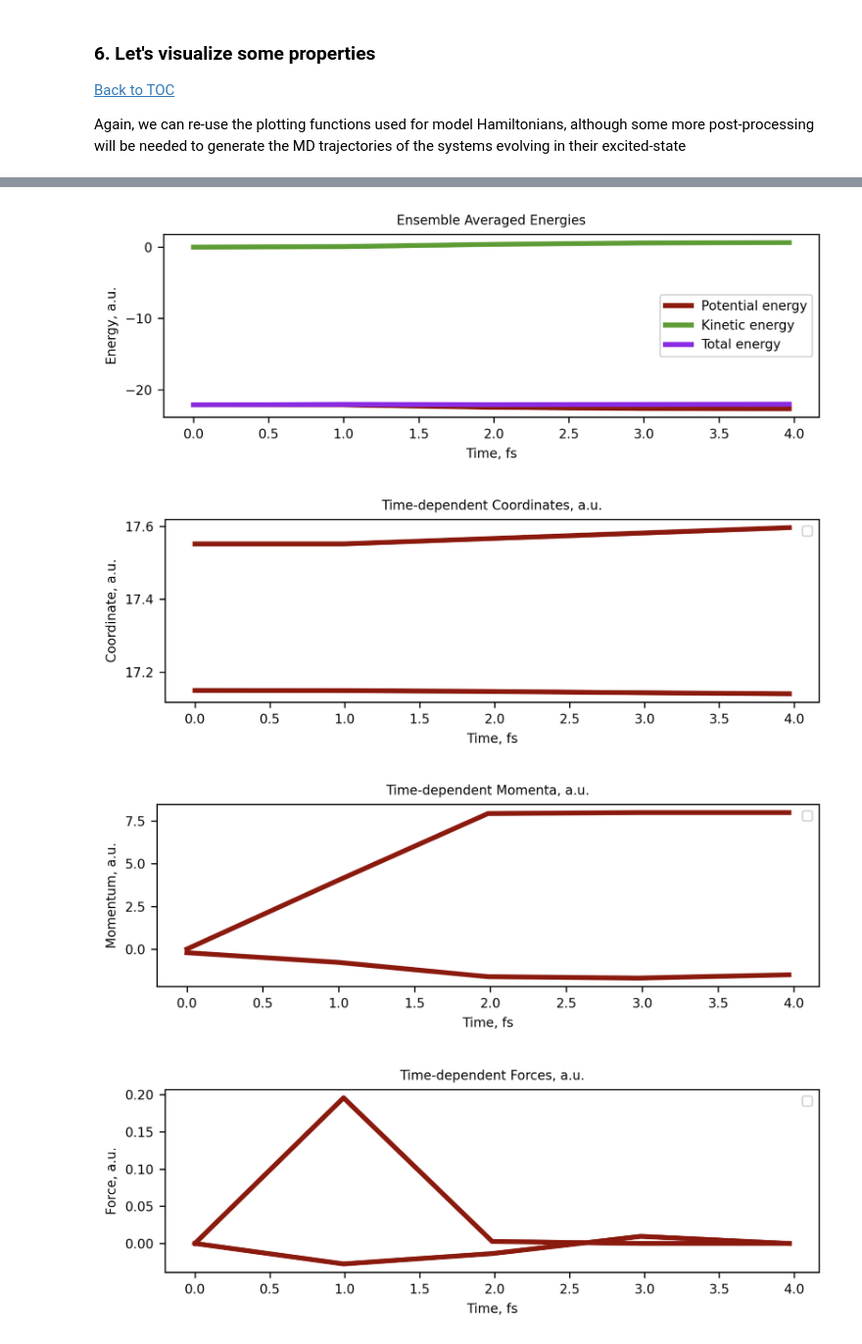
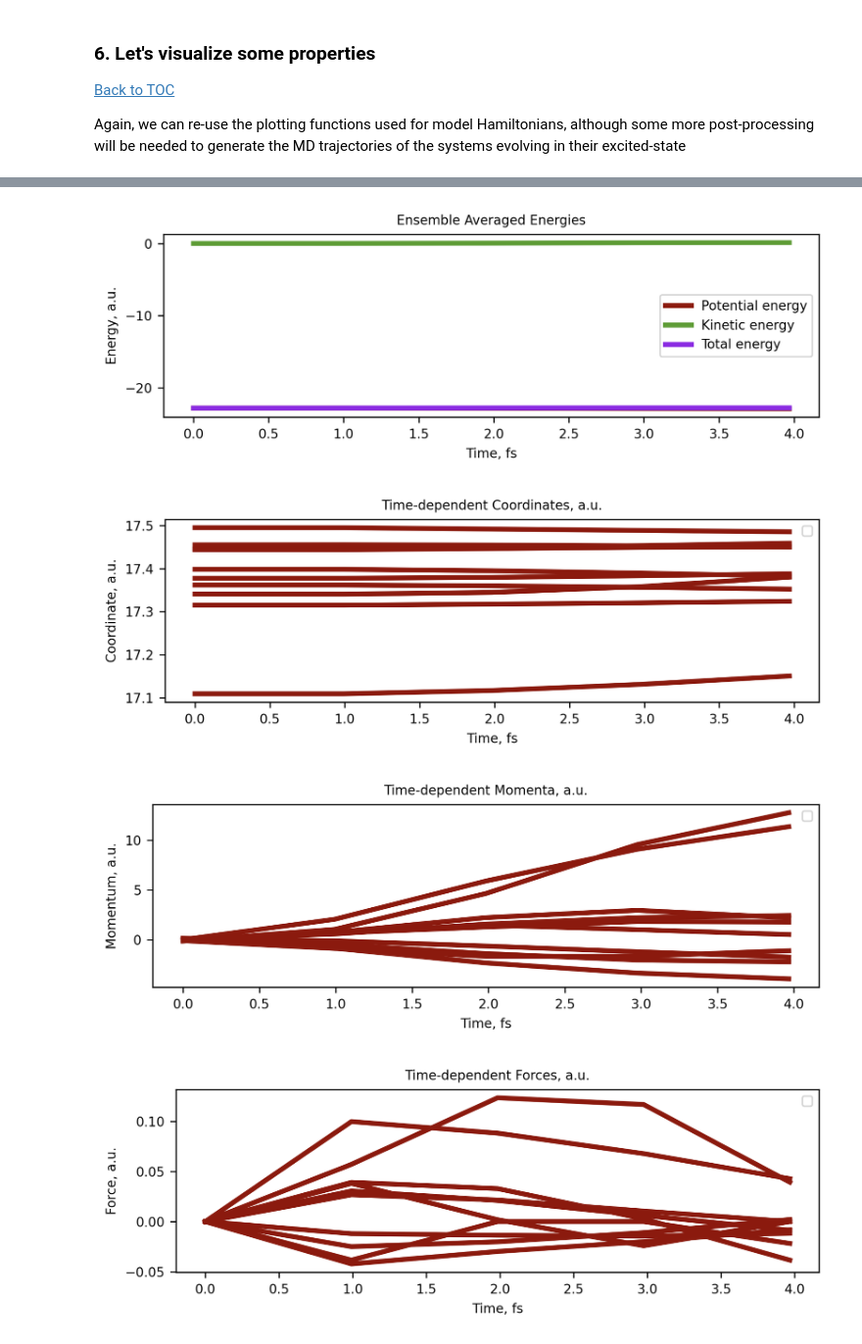
Before and after one commit to compchem-cybertraining/Tutorials_Libra, a Jupyter notebook: 11_program_specific_methods/4_dftbplus_methods/4_non_nbra_workflow/tutorial.ipynb, the cells around one changed output, grey strips where cells are left out. Shown at 98% size. Drawn from its saved outputs; the diff is of its cells as text; code cells hidden in the pictures.

```diff
--- a/11_program_specific_methods/4_dftbplus_methods/4_non_nbra_workflow/tutorial.ipynb
+++ b/11_program_specific_methods/4_dftbplus_methods/4_non_nbra_workflow/tutorial.ipynb
@@ -242,7 +242,7 @@ print(F"nat = {nat}")
 
 nexcitations = 5
 nstates = nexcitations + 1
-ntraj = 2
+ntraj = 10
 # %% [output]
 ndof = 78
 nat = 26
@@ -476,7 +476,7 @@ plot_params = { "prefix":pref, "filename":"mem_data.hdf", "output_level":3,
                 "what_to_plot":["coordinates", "momenta",  "forces", "energies", "phase_space", "se_pop_adi",
                                 "se_pop_dia", "sh_pop_adi", "sh_pop_dia" ],
                 "which_energies":["potential", "kinetic", "total"],
-                "save_figures":0, "do_show":1, "no_label":1
+                "save_figures":1, "do_show":1, "no_label":1
               }
 tsh_dynamics_plot.plot_dynamics(plot_params)
 # %% [output]
@@ -483,4 +500,4 @@ tsh_dynamics_plot.plot_dynamics(plot_params)
-[figure, old version]
+[figure, new version]
-[figure, old version]
+[figure, new version]
-[figure, old version]
+[figure, new version]
-[figure, old version]
+[figure, new version]
```
Also changed, not shown: parts of 4 cells of this notebook.
